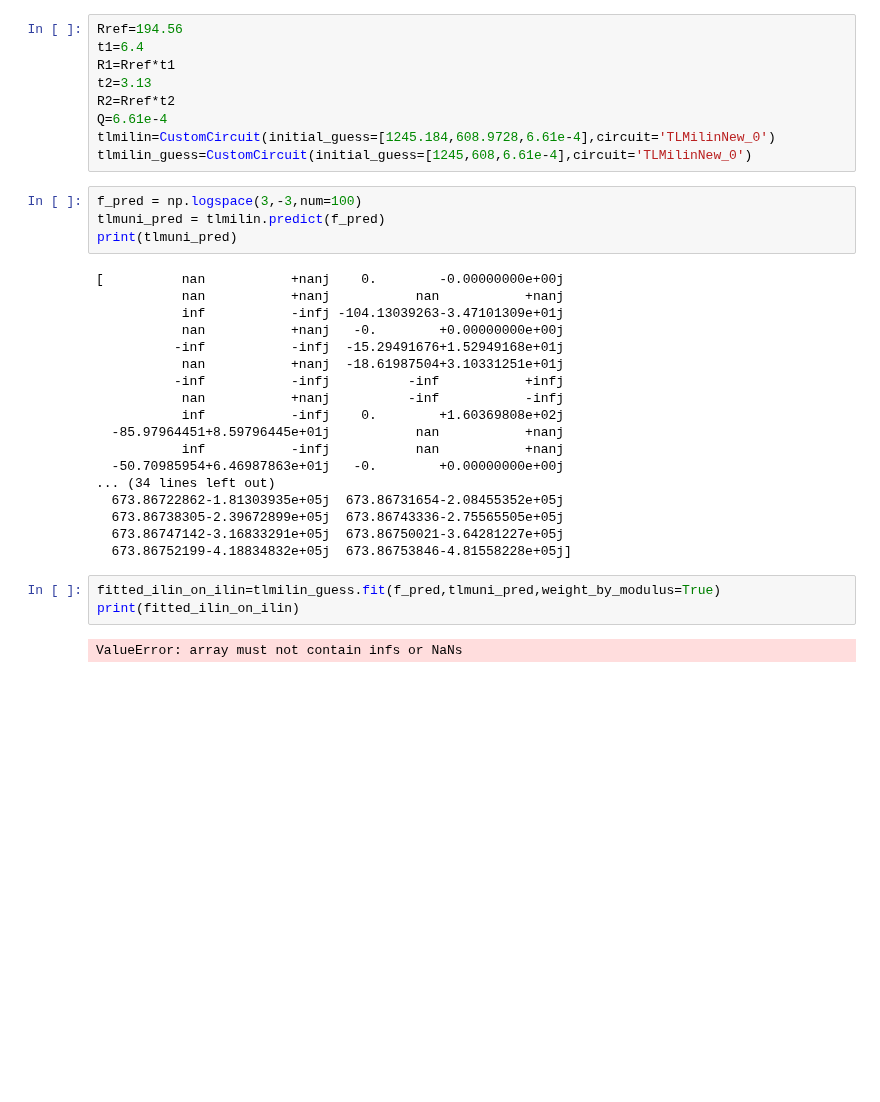
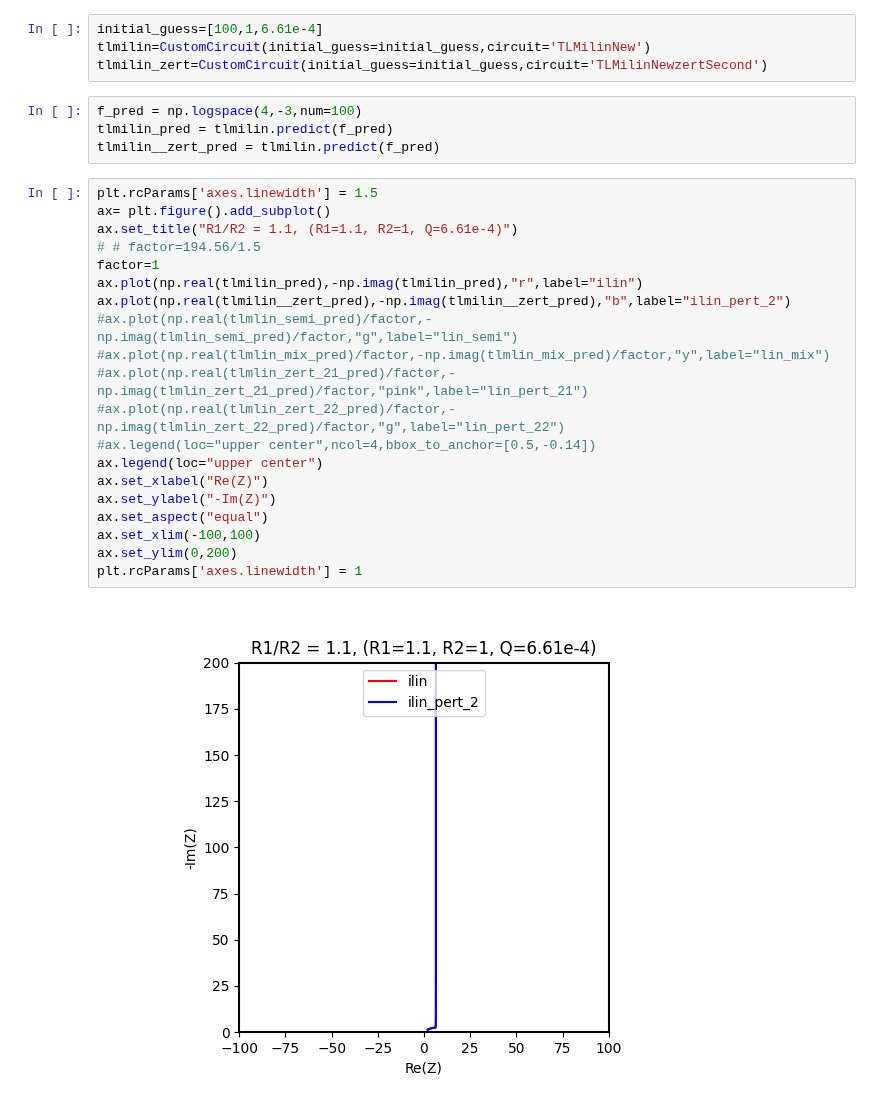
Before and after one commit to Yugal0/fitting-eis-inhomo-electrode, a Jupyter notebook: Inverse_linear.ipynb, the cells around one changed output. Drawn from its saved outputs; the diff is of its cells as text; blank space fills up the shorter version.

Commit message:
latest with ilin pert2 working

```diff
--- a/Inverse_linear.ipynb
+++ b/Inverse_linear.ipynb
@@ -22,36 +37,30 @@ def TLMilinNew(p,f):
-# %%
-Rref=194.56
-t1=6.4
-R1=Rref*t1
-t2=3.13
-R2=Rref*t2
-Q=6.61e-4
-tlmilin=CustomCircuit(initial_guess=[1245.184,608.9728,6.61e-4],circuit='TLMilinNew_0')
-tlmilin_guess=CustomCircuit(initial_guess=[1245,608,6.61e-4],circuit='TLMilinNew_0')
+# %%
+initial_guess=[100,1,6.61e-4]
+tlmilin=CustomCircuit(initial_guess=initial_guess,circuit='TLMilinNew')
+tlmilin_zert=CustomCircuit(initial_guess=initial_guess,circuit='TLMilinNewzertSecond')
 # %%
-f_pred = np.logspace(3,-3,num=100)
-tlmuni_pred = tlmilin.predict(f_pred)
-print(tlmuni_pred)
+f_pred = np.logspace(4,-3,num=100)
+tlmilin_pred = tlmilin.predict(f_pred)
+tlmilin__zert_pred = tlmilin.predict(f_pred)
-# %% [output]
-[          nan           +nanj    0.        -0.00000000e+00j
-           nan           +nanj           nan           +nanj
-           inf           -infj -104.13039263-3.47101309e+01j
-           nan           +nanj   -0.        +0.00000000e+00j
-          -inf           -infj  -15.29491676+1.52949168e+01j
-           nan           +nanj  -18.61987504+3.10331251e+01j
-          -inf           -infj          -inf           +infj
-           nan           +nanj          -inf           -infj
-           inf           -infj    0.        +1.60369808e+02j
-  -85.97964451+8.59796445e+01j           nan           +nanj
-           inf           -infj           nan           +nanj
-  -50.70985954+6.46987863e+01j   -0.        +0.00000000e+00j
-... (34 lines left out)
-  673.86722862-1.81303935e+05j  673.86731654-2.08455352e+05j
-  673.86738305-2.39672899e+05j  673.86743336-2.75565505e+05j
-  673.86747142-3.16833291e+05j  673.86750021-3.64281227e+05j
-  673.86752199-4.18834832e+05j  673.86753846-4.81558228e+05j]
-# %%
-fitted_ilin_on_ilin=tlmilin_guess.fit(f_pred,tlmuni_pred,weight_by_modulus=True)
-print(fitted_ilin_on_ilin)
-# %% [output]
-ValueError: array must not contain infs or NaNs
+# %%
+plt.rcParams['axes.linewidth'] = 1.5
+ax= plt.figure().add_subplot()
+ax.set_title("R1/R2 = 1.1, (R1=1.1, R2=1, Q=6.61e-4)")
+# # factor=194.56/1.5
+factor=1
+ax.plot(np.real(tlmilin_pred),-np.imag(tlmilin_pred),"r",label="ilin")
+ax.plot(np.real(tlmilin__zert_pred),-np.imag(tlmilin__zert_pred),"b",label="ilin_pert_2")
+#ax.plot(np.real(tlmlin_semi_pred)/factor,-np.imag(tlmlin_semi_pred)/factor,"g",label="lin_semi")
+#ax.plot(np.real(tlmlin_mix_pred)/factor,-np.imag(tlmlin_mix_pred)/factor,"y",label="lin_mix")
+#ax.plot(np.real(tlmlin_zert_21_pred)/factor,-np.imag(tlmlin_zert_21_pred)/factor,"pink",label="lin_pert_21")
+#ax.plot(np.real(tlmlin_zert_22_pred)/factor,-np.imag(tlmlin_zert_22_pred)/factor,"g",label="lin_pert_22")
+#ax.legend(loc="upper center",ncol=4,bbox_to_anchor=[0.5,-0.14])
+ax.legend(loc="upper center")
+ax.set_xlabel("Re(Z)")
+ax.set_ylabel("-Im(Z)")
+ax.set_aspect("equal")
+ax.set_xlim(-100,100)
+ax.set_ylim(0,200)
+plt.rcParams['axes.linewidth'] = 1
+# %% [output]
+[figure, added]
```
Also changed, not shown: parts of 3 cells of this notebook, 5 other files.
